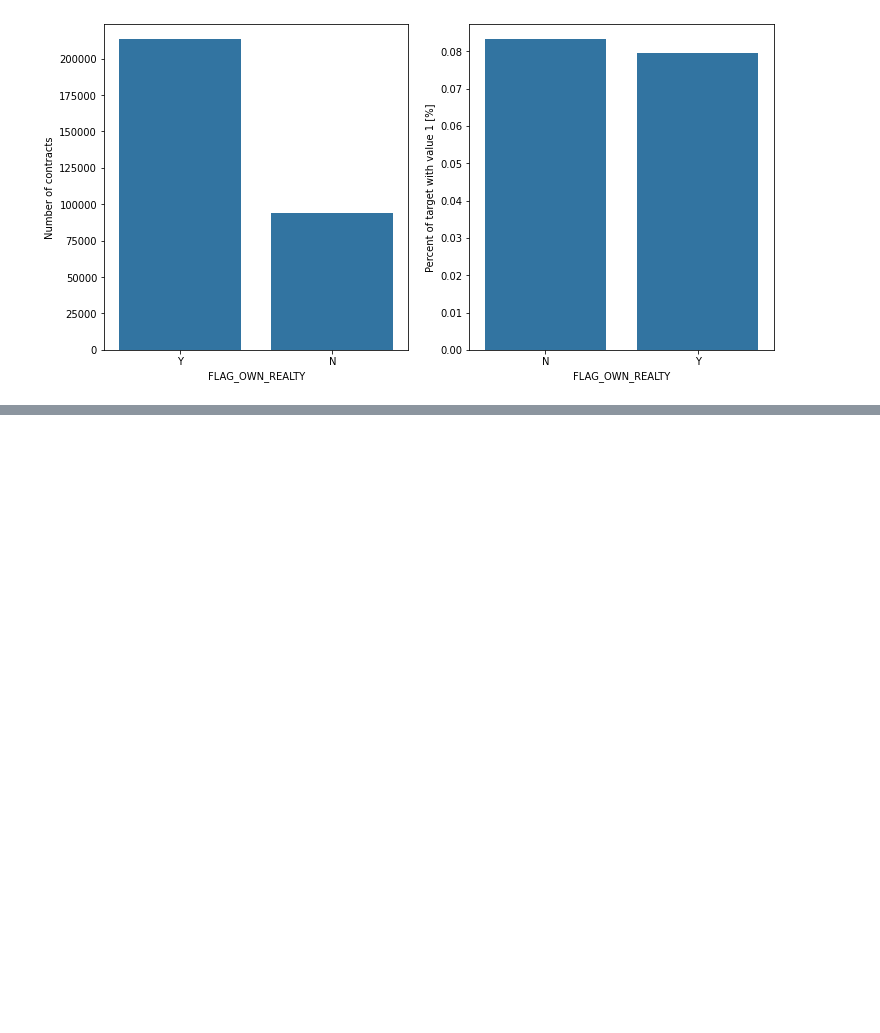
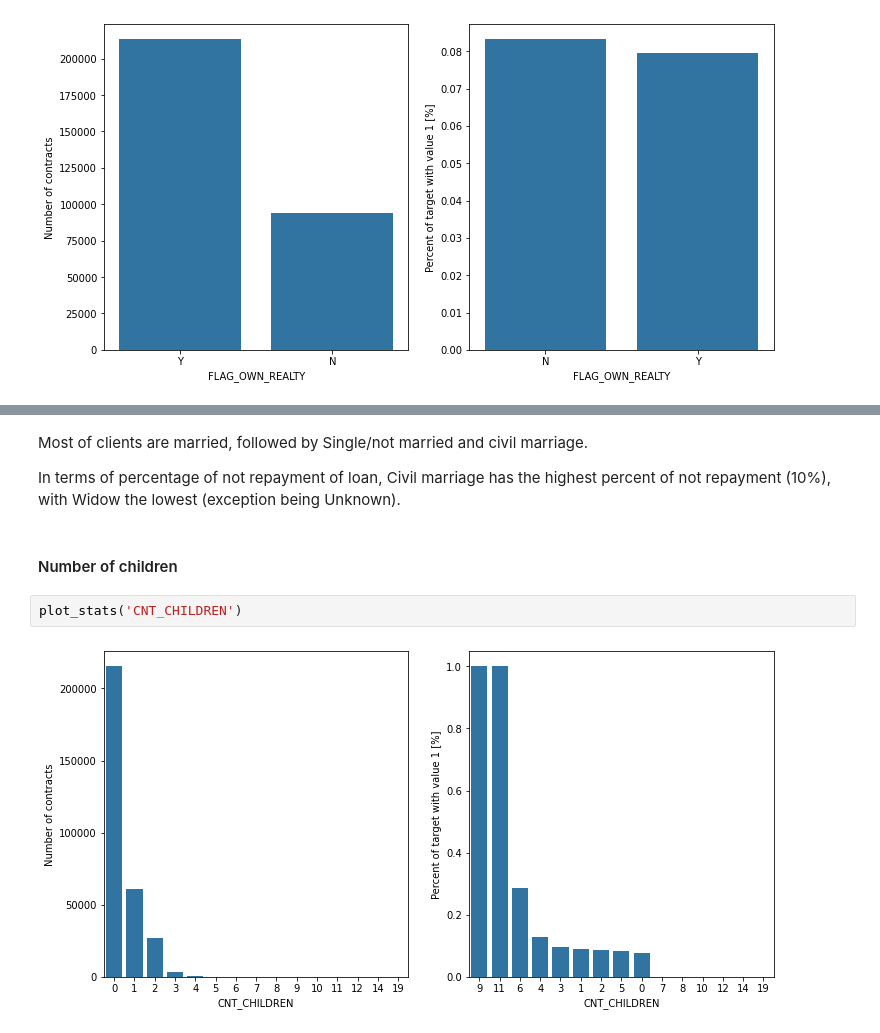
Before and after one commit to mhs10031990/Hands_on, a Jupyter notebook: CRA_Data_Visualization.ipynb, the cells around one changed output, grey strips where cells are left out. Drawn from its saved outputs; the diff is of its cells as text; blank space fills up the shorter version.

```diff
--- a/CRA_Data_Visualization.ipynb
+++ b/CRA_Data_Visualization.ipynb
@@ -169,0 +172,10 @@ plot_stats('NAME_FAMILY_STATUS',True, True)
+# %% [markdown]
+Most of clients are married, followed by Single/not married and civil marriage.
+
+In terms of percentage of not repayment of loan, Civil marriage has the highest percent of not repayment (10%), with Widow the lowest (exception being Unknown).
+# %% [markdown]
+#### Number of children
+# %%
+plot_stats('CNT_CHILDREN')
+# %% [output]
+[figure, added]
```
Also changed, not shown: parts of 20 cells of this notebook.
